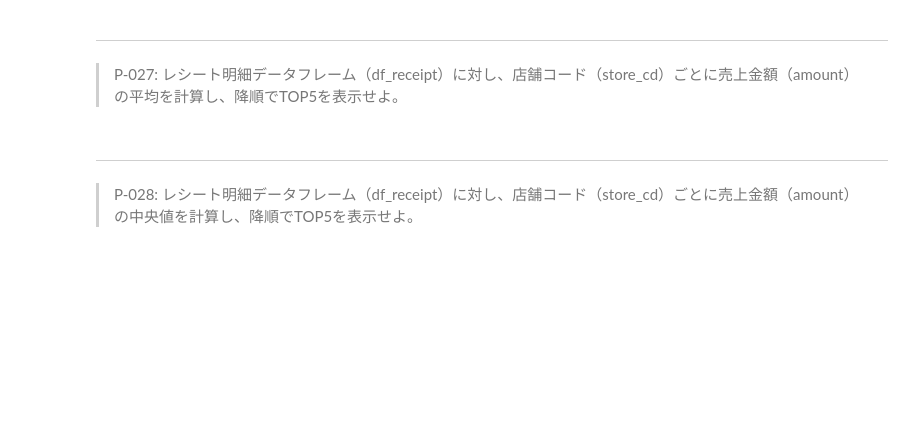
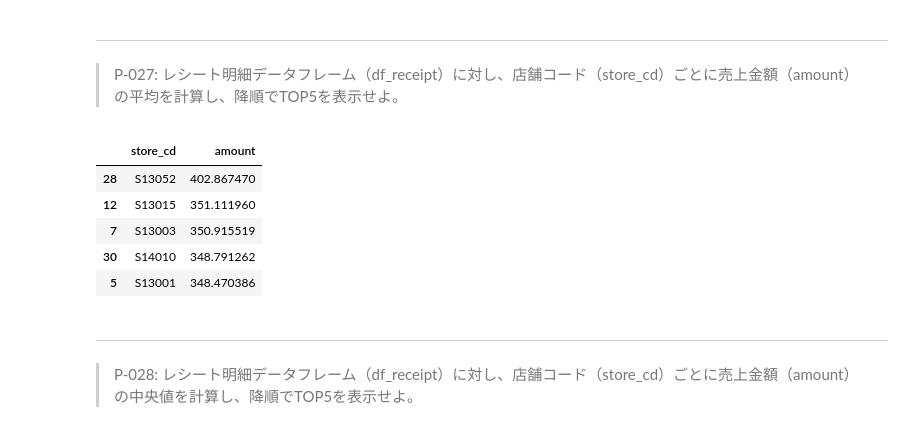
Before and after one commit to taiga32/nock-data-processing, a Jupyter notebook: preprocess_knock_Python_Azure_ipynb_のコピー.ipynb, the cells around one changed output. Saved outputs shown, nothing was run; the diff lists cells and outputs as text; code cells hidden in the pictures; blank space fills up the shorter version.

```diff
--- a/preprocess_knock_Python_Azure_ipynb_のコピー.ipynb
+++ b/preprocess_knock_Python_Azure_ipynb_のコピー.ipynb
@@ -513,3 +511,12 @@ df_receipt.groupby('store_cd')
+# %%
+df_receipt.groupby('store_cd').agg({'amount': 'mean'}).reset_index().sort_values('amount', ascending=False).head(5)
+# %% [output]
+|  | store_cd | amount |
+| 28 | S13052 | 402.867470 |
+| 12 | S13015 | 351.111960 |
+| 7 | S13003 | 350.915519 |
+| 30 | S14010 | 348.791262 |
+| 5 | S13001 | 348.470386 |
 # %% [markdown]
 ---
 > P-028: レシート明細データフレーム（df_receipt）に対し、店舗コード（store_cd）ごとに売上金額（amount）の中央値を計算し、降順でTOP5を表示せよ。
```
Also changed, not shown: parts of 4 cells of this notebook.
